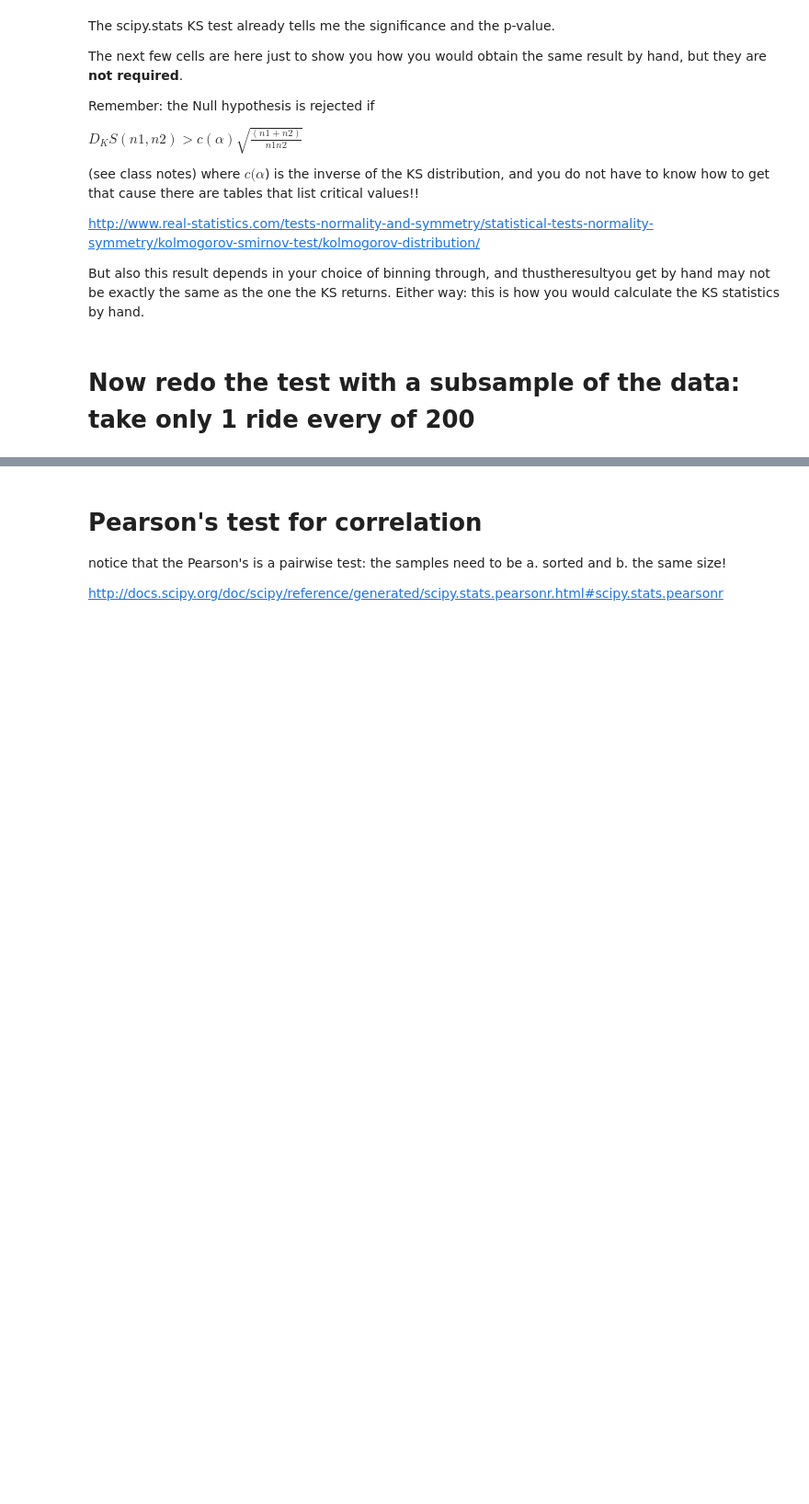
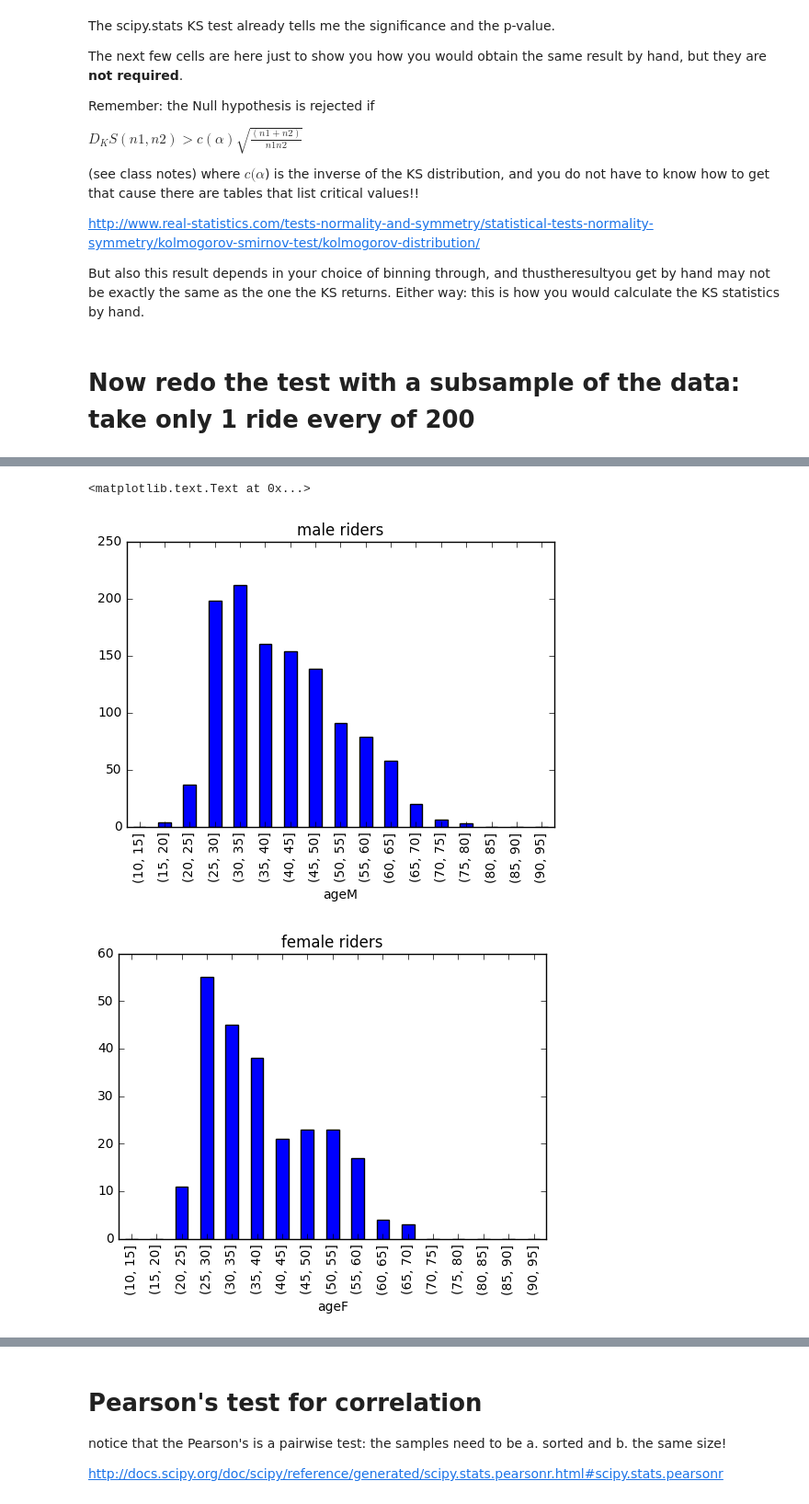
Before and after one commit to fhl204/PUI2016_fhl204, a Jupyter notebook: HW4_fhl204/HW4_4_fhl204.ipynb, the cells around one changed output, grey strips where cells are left out. Shown at 92% size. Drawn from its saved outputs; the diff is of its cells as text; code cells hidden in the pictures; blank space fills up the shorter version.

```diff
--- a/HW4_fhl204/HW4_4_fhl204.ipynb
+++ b/HW4_fhl204/HW4_4_fhl204.ipynb
@@ -290,0 +286,12 @@ df_small.describe()
+# %%
+bins = np.arange(10, 99, 5)
+axM = df_small.ageM.groupby(pd.cut(df_small.ageM, bins)).agg([count_nonzero]).plot(kind='bar',
+                                                                legend=False)
+axM.set_title("male riders")
+axF = df_small.ageF.groupby(pd.cut(df_small.ageF, bins)).agg([count_nonzero]).plot(kind='bar',
+                                                                legend=False)
+axF.set_title("female riders")
+# %% [output]
+<matplotlib.text.Text at 0x...>
+[figure, added]
+[figure, added]
```
Also changed, not shown: parts of 20 cells of this notebook.
